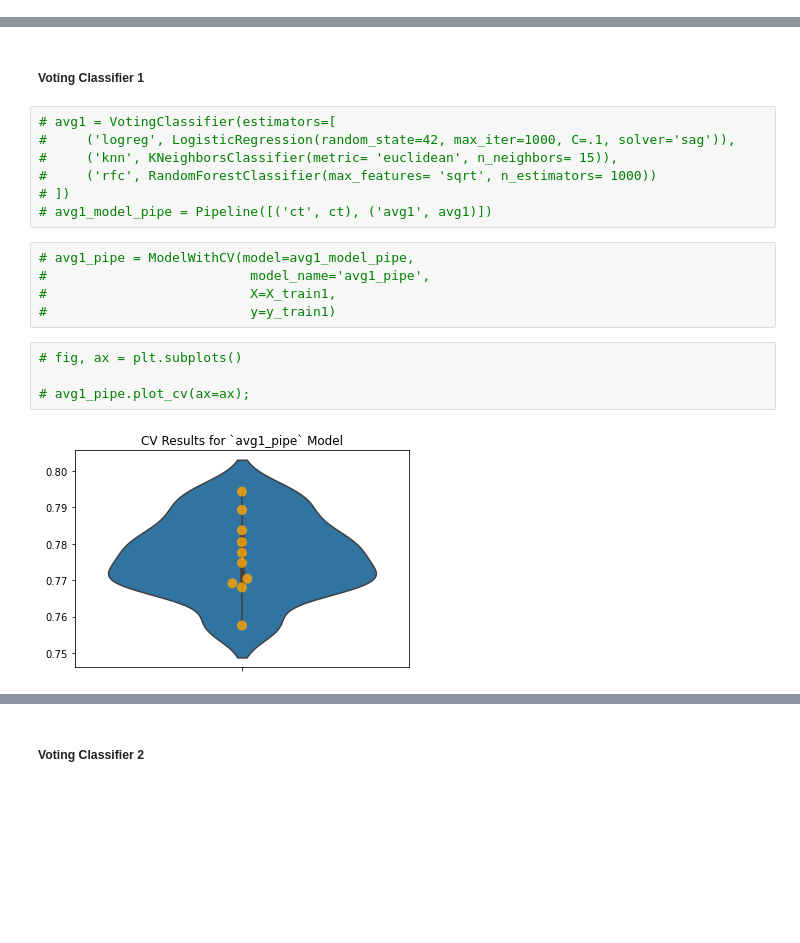
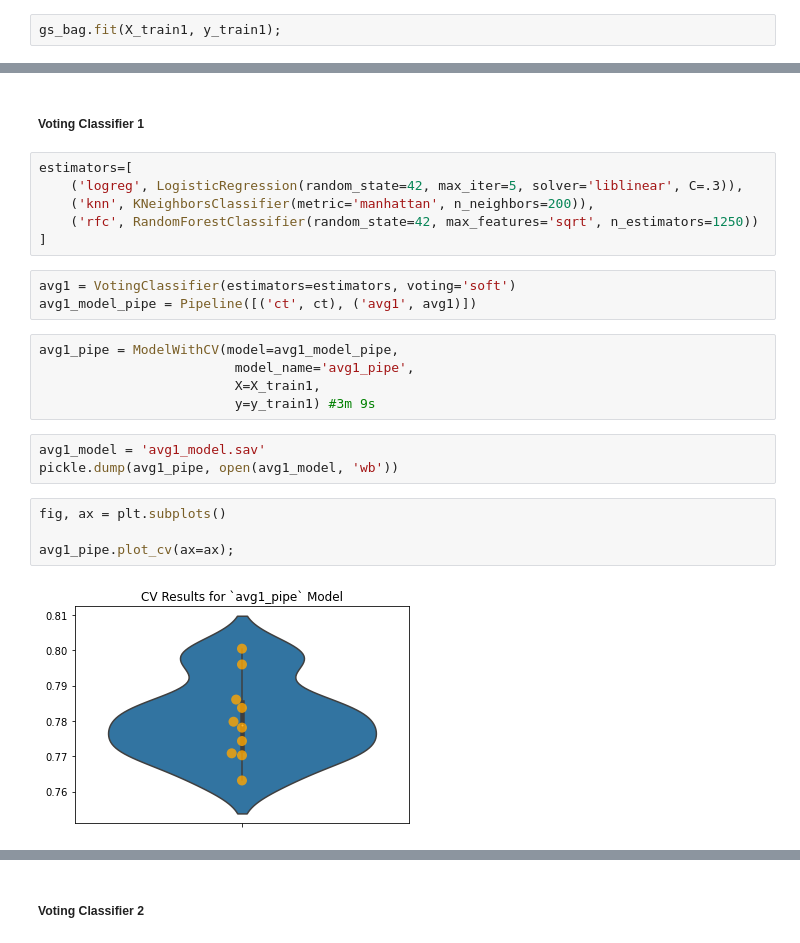
Before and after one commit to ZachRauch/Flu-Shot-Learning, a Jupyter notebook: Workspace/Workflow_With_Seasonal.ipynb, the cells around one changed output, grey strips where cells are left out. Saved outputs shown, nothing was run; the diff lists cells and outputs as text; blank space fills up the shorter version.

Commit message:
Random restart

```diff
--- a/Workspace/Workflow_With_Seasonal.ipynb
+++ b/Workspace/Workflow_With_Seasonal.ipynb
@@ -988,0 +1088,2 @@ CV Results for `bag_pipe` model:
+# %%
+gs_bag.fit(X_train1, y_train1);
@@ -993,20 +1137,25 @@ CV Results for `bag_pipe` model:
 # %% [markdown]
 ##### Voting Classifier 1
 # %%
-# avg1 = VotingClassifier(estimators=[
-#     ('logreg', LogisticRegression(random_state=42, max_iter=1000, C=.1, solver='sag')),
-#     ('knn', KNeighborsClassifier(metric= 'euclidean', n_neighbors= 15)),
-#     ('rfc', RandomForestClassifier(max_features= 'sqrt', n_estimators= 1000))
-# ])
-# avg1_model_pipe = Pipeline([('ct', ct), ('avg1', avg1)])
+estimators=[
+    ('logreg', LogisticRegression(random_state=42, max_iter=5, solver='liblinear', C=.3)),
+    ('knn', KNeighborsClassifier(metric='manhattan', n_neighbors=200)),
+    ('rfc', RandomForestClassifier(random_state=42, max_features='sqrt', n_estimators=1250))
+]
+# %%
+avg1 = VotingClassifier(estimators=estimators, voting='soft')
+avg1_model_pipe = Pipeline([('ct', ct), ('avg1', avg1)])
 # %%
-# avg1_pipe = ModelWithCV(model=avg1_model_pipe,
-#                          model_name='avg1_pipe',
-#                          X=X_train1,
-#                          y=y_train1)
+avg1_pipe = ModelWithCV(model=avg1_model_pipe,
+                         model_name='avg1_pipe',
+                         X=X_train1,
+                         y=y_train1) #3m 9s
+# %%
+avg1_model = 'avg1_model.sav'
+pickle.dump(avg1_pipe, open(avg1_model, 'wb'))
 # %%
-# fig, ax = plt.subplots()
+fig, ax = plt.subplots()
 
-# avg1_pipe.plot_cv(ax=ax);
+avg1_pipe.plot_cv(ax=ax);
 # %% [output]
-[figure, old version]
+[figure, new version]
```
Also changed, not shown: parts of 100 cells of this notebook, 19 other files.
